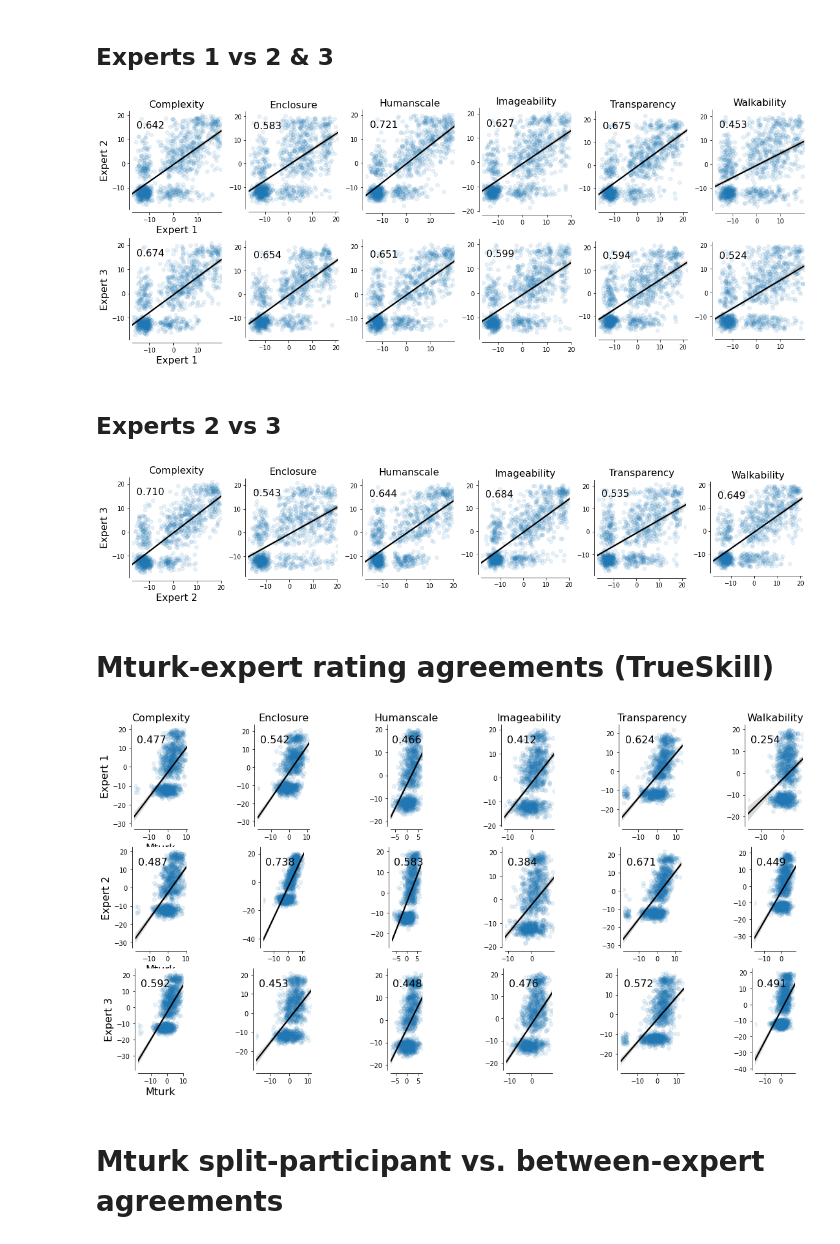
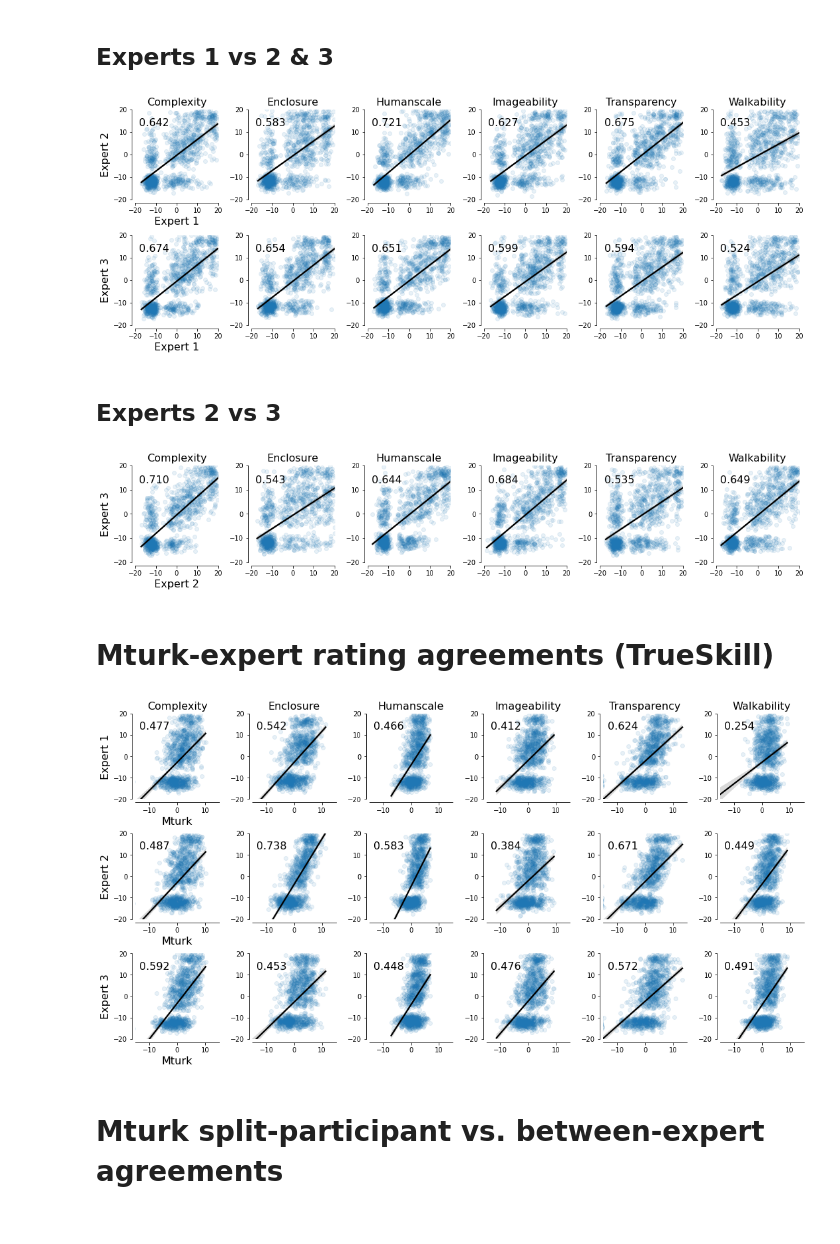
Before and after one commit to kywch/StreetPsych, a Jupyter notebook: visualize_expert_ratings.ipynb, the cells around one changed output. Drawn from its saved outputs; the diff is of its cells as text; code cells hidden in the pictures.

```diff
--- a/visualize_expert_ratings.ipynb
+++ b/visualize_expert_ratings.ipynb
@@ -87,9 +87,10 @@ plt.show()
 # %% [markdown]
 ## Defining the plotting function
 # %%
-def compare_ratings( base_df, base_name, comp_dfs, comp_names, col_list, figsize = (16,3)):
+def compare_ratings(base_df, base_name, comp_dfs, comp_names, col_list,
+                    base_lim = None, comp_lim = None, figsize = (18,3)):
   fig, ax = plt.subplots(len(comp_dfs), len(col_list), figsize=figsize)
-  fig.tight_layout()
+  fig.subplots_adjust(wspace=.4, hspace=.4)
 
   if len(comp_dfs) == 1:
     ax = np.reshape(ax, (len(comp_dfs), len(col_list)))
@@ -101,7 +102,14 @@ def compare_ratings( base_df, base_name, comp_dfs, comp_names, col_list, figsize
                   line_kws = {'color':'k'},
                   ax=ax[irow, idx])
 
-      ax[irow, idx].set_aspect('equal')
+      # set x, y limits
+      if base_lim is not None:
+        ax[irow,idx].set_xlim(base_lim)
+
+      if comp_lim is not None:
+        ax[irow,idx].set_ylim(comp_lim)
+
+      #ax[irow, idx].set_aspect('equal')
 
       # correlation
       rho = base_df[col].corr(comp_df[col], method='spearman')
@@ -127,34 +135,27 @@ def compare_ratings( base_df, base_name, comp_dfs, comp_names, col_list, figsize
 # %% [markdown]
 ## Experts 1 vs 2 & 3
 # %%
-compare_ratings(base_df = expert1_data,
-                base_name = 'Expert 1',
-                comp_dfs = [expert2_data, expert3_data],
-                comp_names = ['Expert 2', 'Expert 3'],
-                col_list = list(expert1_data.columns),
-                figsize = (16,6))
+compare_ratings(base_df = expert1_data, base_name = 'Expert 1', base_lim = (-20,20),
+                comp_dfs = [expert2_data, expert3_data], comp_names = ['Expert 2', 'Expert 3'], comp_lim = (-20,20),
+                col_list = list(expert1_data.columns), figsize = (18,6))
 # %% [output]
-[figure, old version]
+[figure, new version]
 # %% [markdown]
 ## Experts 2 vs 3
 # %%
-compare_ratings(base_df = expert2_data,
-                base_name = 'Expert 2',
-                comp_dfs = [expert3_data],
-                comp_names = ['Expert 3'],
-                col_list = list(expert2_data.columns))
+compare_ratings(base_df = expert2_data, base_name = 'Expert 2', base_lim = (-20,20),
+                comp_dfs = [expert3_data], comp_names = ['Expert 3'], comp_lim = (-20,20),
+                col_list = list(expert2_data.columns), figsize = (18,2.7))
 # %% [output]
-[figure, old version]
+[figure, new version]
 # %% [markdown]
 # Mturk-expert rating agreements (TrueSkill)
 # %%
-compare_ratings(base_df = mturk_data,
-                base_name = 'Mturk',
+compare_ratings(base_df = mturk_data, base_name = 'Mturk', base_lim=(-15,15),
                 comp_dfs = [expert1_data, expert2_data, expert3_data],
-                comp_names = ['Expert 1', 'Expert 2', 'Expert 3'],
-                col_list = list(expert1_data.columns),
-                figsize = (16,8))
+                comp_names = ['Expert 1', 'Expert 2', 'Expert 3'], comp_lim=(-20,20),
+                col_list = list(expert1_data.columns), figsize = (18, 9))
 # %% [output]
-[figure, old version]
+[figure, new version]
 # %% [markdown]
 # Mturk split-participant vs. between-expert agreements
```
Also changed, not shown: parts of 1 cell of this notebook.
